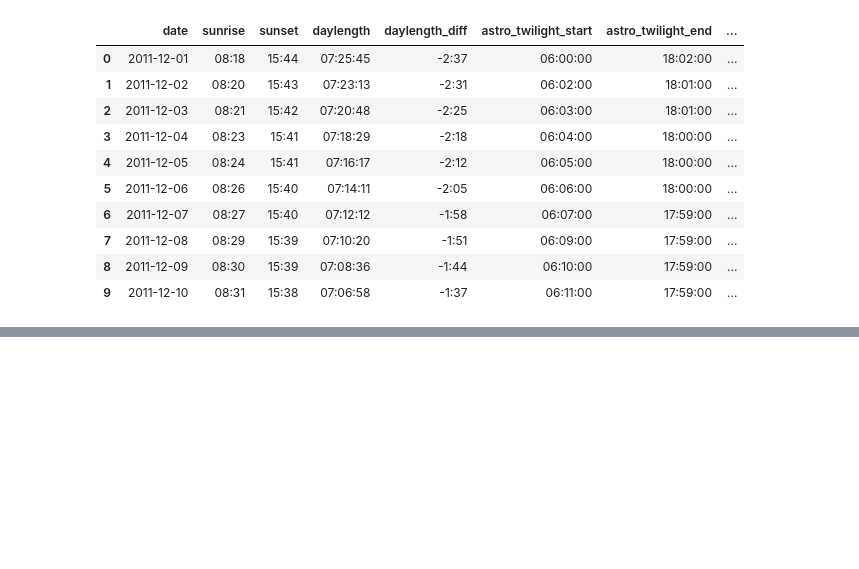
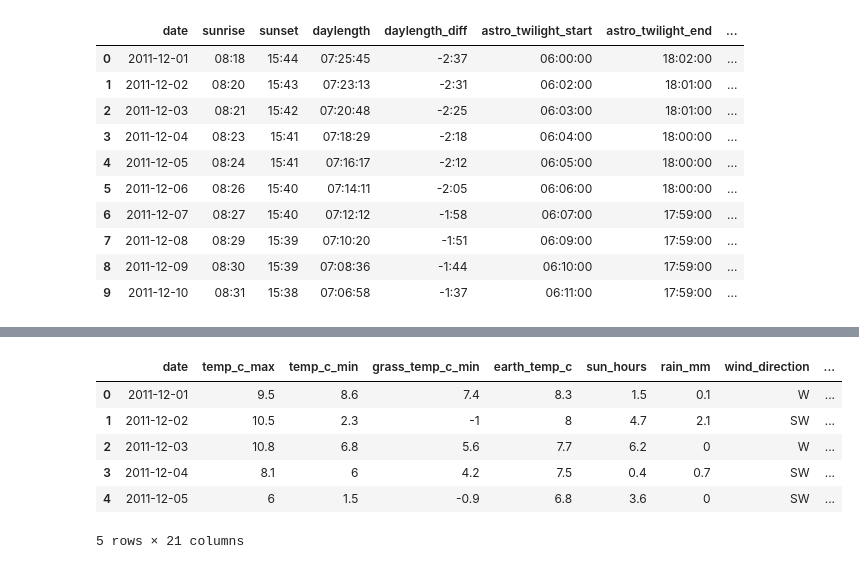
Before and after one commit to Firefly08/L5-DE-Hackathon-3-LH, a Jupyter notebook: explorer_short.ipynb, the cells around one changed output, grey strips where cells are left out. Cells and saved outputs as stored; diff of their text form; code cells hidden in the pictures; blank space fills up the shorter version.

```diff
--- a/explorer_short.ipynb
+++ b/explorer_short.ipynb
@@ -59,0 +66,4 @@ merged.to_csv('outputs/scottish_weather_data1.csv', index=False)
+# %%
+london_sheets = ingest.load_sheets(LONDON_DATA)
+london_df = transform.clean_daytime_sheets(london_sheets, EDINBURGH_COLUMNS)
+london_df.head()
@@ -59,0 +77,12 @@ merged.to_csv('outputs/scottish_weather_data1.csv', index=False)
+# %%
+royston_sheets = ingest.load_sheets(ROYSTON_DATA)
+royston_df = transform.clean_weather_sheets(royston_sheets, ROYSTON_COLUMNS, 3, drop_start=False)
+royston_df.head()
+# %% [output]
+|  | date | temp_c_max | temp_c_min | grass_temp_c_min | earth_temp_c | sun_hours | rain_mm | wind_direction | ... |
+| 0 | 2011-12-01 | 9.5 | 8.6 | 7.4 | 8.3 | 1.5 | 0.1 | W | ... |
+| 1 | 2011-12-02 | 10.5 | 2.3 | -1 | 8 | 4.7 | 2.1 | SW | ... |
+| 2 | 2011-12-03 | 10.8 | 6.8 | 5.6 | 7.7 | 6.2 | 0 | W | ... |
+| 3 | 2011-12-04 | 8.1 | 6 | 4.2 | 7.5 | 0.4 | 0.7 | SW | ... |
+| 4 | 2011-12-05 | 6 | 1.5 | -0.9 | 6.8 | 3.6 | 0 | SW | ... |
+5 rows × 21 columns
```
Also changed, not shown: parts of 7 cells of this notebook.
